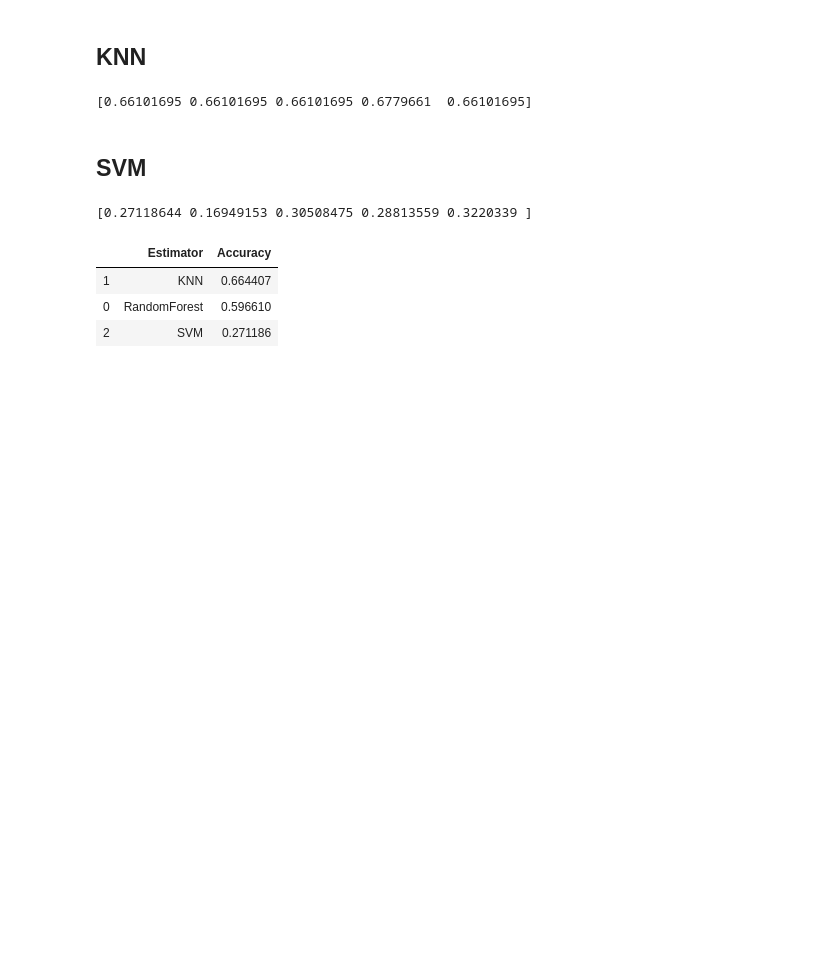
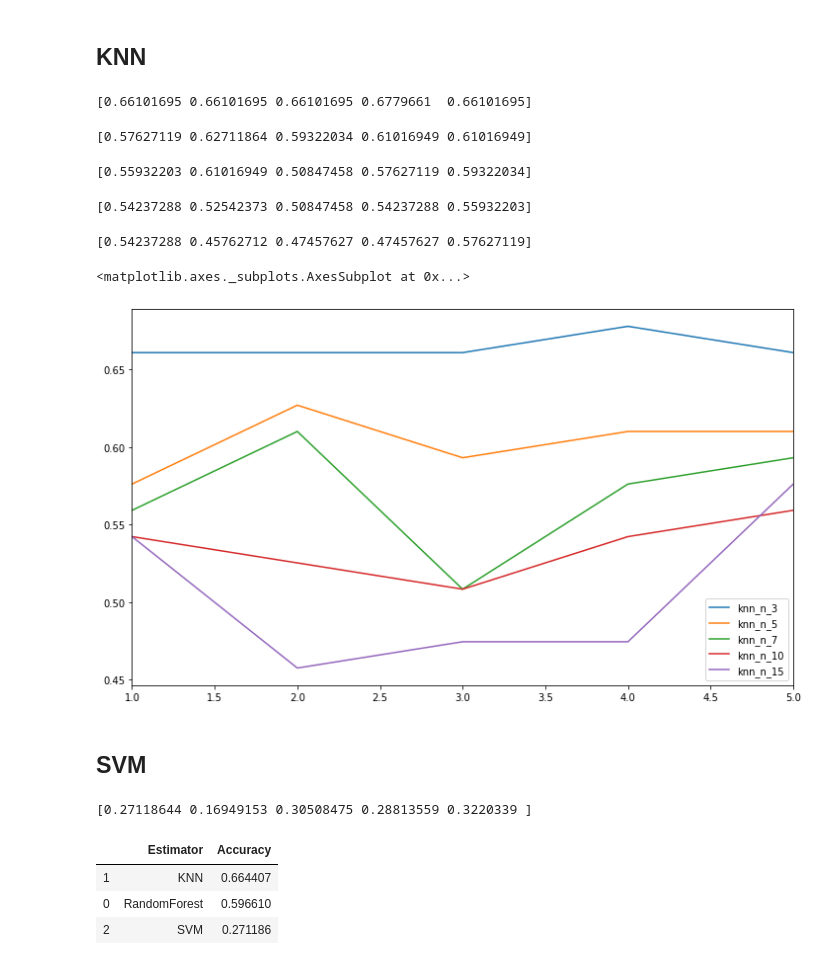
Before and after one commit to lode00/wifi, a Jupyter notebook: Analysis.ipynb, the cells around one changed output. Saved outputs shown, nothing was run; the diff lists cells and outputs as text; code cells hidden in the pictures; blank space fills up the shorter version.

```diff
--- a/Analysis.ipynb
+++ b/Analysis.ipynb
@@ -176,6 +211,49 @@ scores_knn = cross_val_score(knn, X, y_k_f, cv=kfold, n_jobs=-1)
 print(scores_knn)
 # %% [output]
 [0.66101695 0.66101695 0.66101695 0.6779661  0.66101695]
+# %%
+knn = MultiOutputClassifier(KNeighborsClassifier(n_neighbors=5, weights='distance'))
+
+scores_knn2 = cross_val_score(knn, X, y_k_f, cv=kfold, n_jobs=-1)
+print(scores_knn2)
+# %% [output]
+[0.57627119 0.62711864 0.59322034 0.61016949 0.61016949]
+# %%
+knn = MultiOutputClassifier(KNeighborsClassifier(n_neighbors=7, weights='distance'))
+
+scores_knn3 = cross_val_score(knn, X, y_k_f, cv=kfold, n_jobs=-1)
+print(scores_knn3)
+# %% [output]
+[0.55932203 0.61016949 0.50847458 0.57627119 0.59322034]
+# %%
+knn = MultiOutputClassifier(KNeighborsClassifier(n_neighbors=10, weights='distance'))
+
+scores_knn4 = cross_val_score(knn, X, y_k_f, cv=kfold, n_jobs=-1)
+print(scores_knn4)
+# %% [output]
+[0.54237288 0.52542373 0.50847458 0.54237288 0.55932203]
+# %%
+knn = MultiOutputClassifier(KNeighborsClassifier(n_neighbors=15, weights='distance'))
+
+scores_knn5 = cross_val_score(knn, X, y_k_f, cv=kfold, n_jobs=-1)
+print(scores_knn5)
+# %% [output]
+[0.54237288 0.45762712 0.47457627 0.47457627 0.57627119]
+# %%
+kfold_scores = {
+    'knn_n_3': scores_knn,
+    'knn_n_5': scores_knn2,
+    'knn_n_7': scores_knn3,
+    'knn_n_10': scores_knn4,
+    'knn_n_15': scores_knn5
+}
+
+kfold_scores_table = pd.DataFrame(data=kfold_scores, index=range(1,6,1))
+
+kfold_scores_table.plot(figsize=(12,7))
+# %% [output]
+<matplotlib.axes._subplots.AxesSubplot at 0x...>
+[figure, added]
 # %% [markdown]
 ## SVM
 # %%
```
Also changed, not shown: parts of 9 cells of this notebook, 1 other file.
